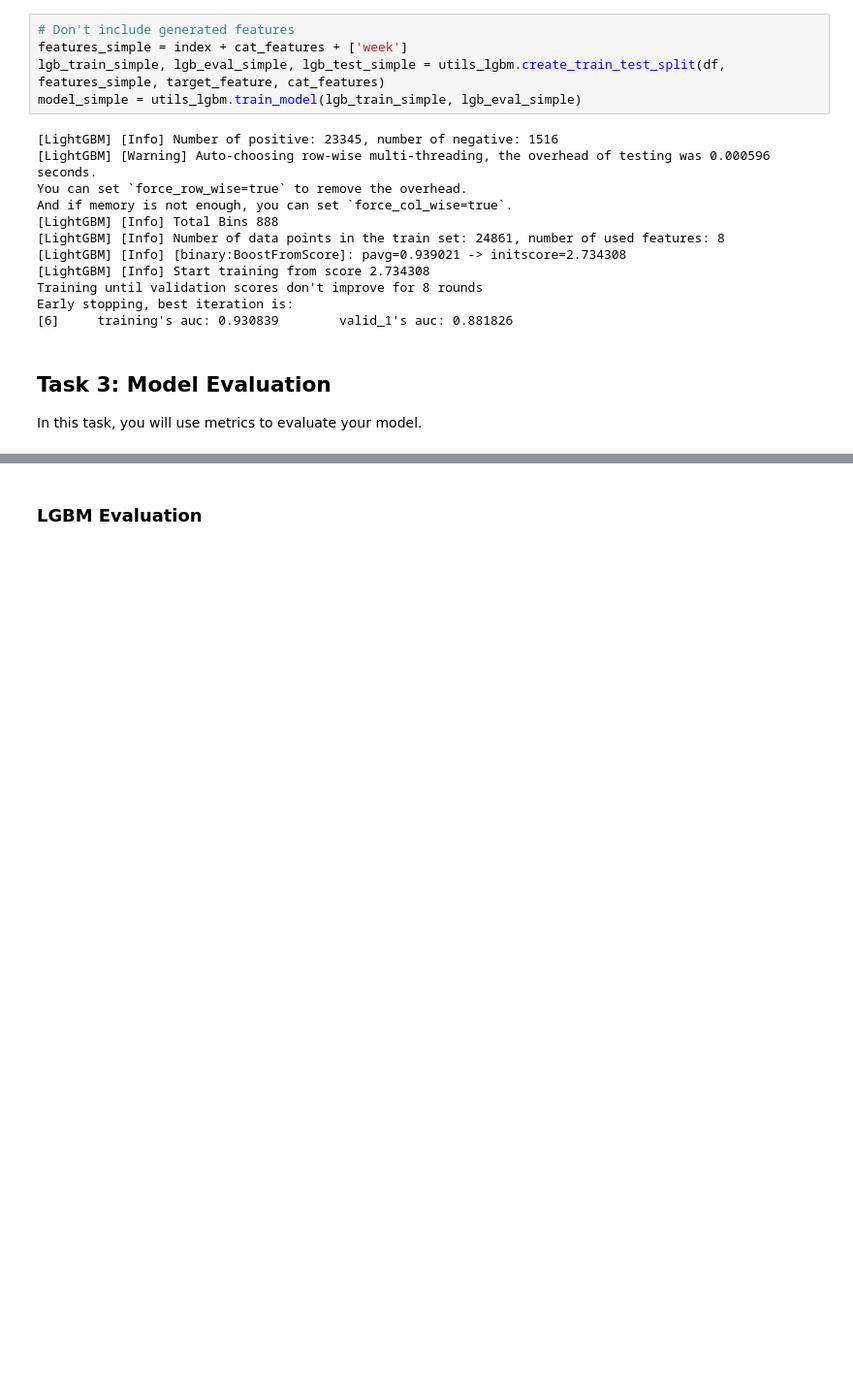
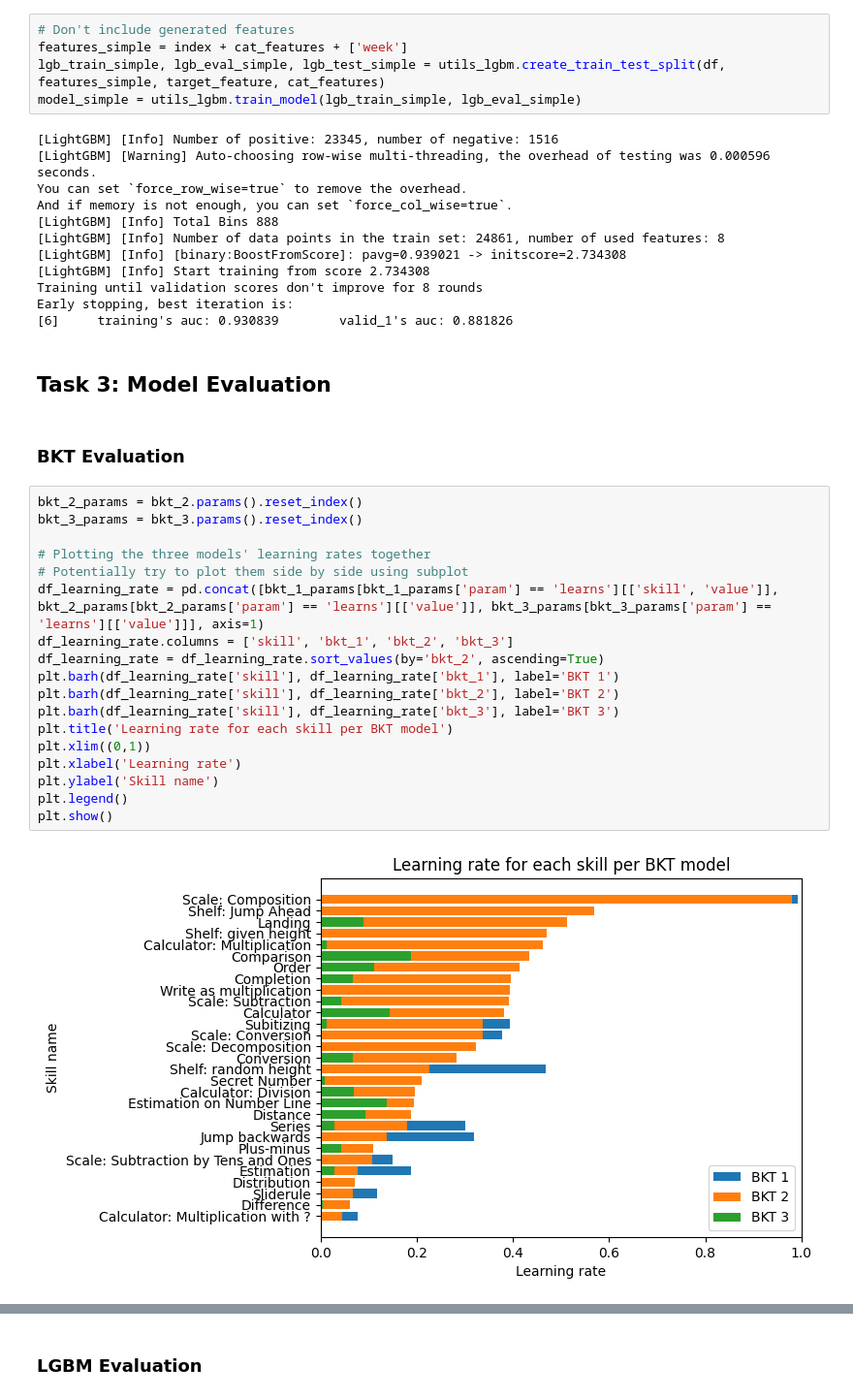
Before and after one commit to ewaMiazga/mlbdProject-2023, a Jupyter notebook: project/milestone-04/m4_calcularis_calcularis_crusaders.ipynb, the cells around one changed output, grey strips where cells are left out. Shown at 97% size. Drawn from its saved outputs; the diff is of its cells as text; blank space fills up the shorter version.

Commit message:
adding interpretation and reorganising evaluation

```diff
--- a/project/milestone-04/m4_calcularis_calcularis_crusaders.ipynb
+++ b/project/milestone-04/m4_calcularis_calcularis_crusaders.ipynb
@@ -599,4 +534,25 @@ Early stopping, best iteration is:
 [6]     training's auc: 0.930839        valid_1's auc: 0.881826
 # %% [markdown]
 ## Task 3: Model Evaluation
-In this task, you will use metrics to evaluate your model.
+# %% [markdown]
+### BKT Evaluation
+# %%
+bkt_2_params = bkt_2.params().reset_index()
+bkt_3_params = bkt_3.params().reset_index()
+
+# Plotting the three models' learning rates together
+# Potentially try to plot them side by side using subplot
+df_learning_rate = pd.concat([bkt_1_params[bkt_1_params['param'] == 'learns'][['skill', 'value']], bkt_2_params[bkt_2_params['param'] == 'learns'][['value']], bkt_3_params[bkt_3_params['param'] == 'learns'][['value']]], axis=1)
+df_learning_rate.columns = ['skill', 'bkt_1', 'bkt_2', 'bkt_3']
+df_learning_rate = df_learning_rate.sort_values(by='bkt_2', ascending=True)
+plt.barh(df_learning_rate['skill'], df_learning_rate['bkt_1'], label='BKT 1')
+plt.barh(df_learning_rate['skill'], df_learning_rate['bkt_2'], label='BKT 2')
+plt.barh(df_learning_rate['skill'], df_learning_rate['bkt_3'], label='BKT 3')
+plt.title('Learning rate for each skill per BKT model')
+plt.xlim((0,1))
+plt.xlabel('Learning rate')
+plt.ylabel('Skill name')
+plt.legend()
+plt.show()
+# %% [output]
+[figure, added]
```
Also changed, not shown: parts of 44 cells of this notebook.
